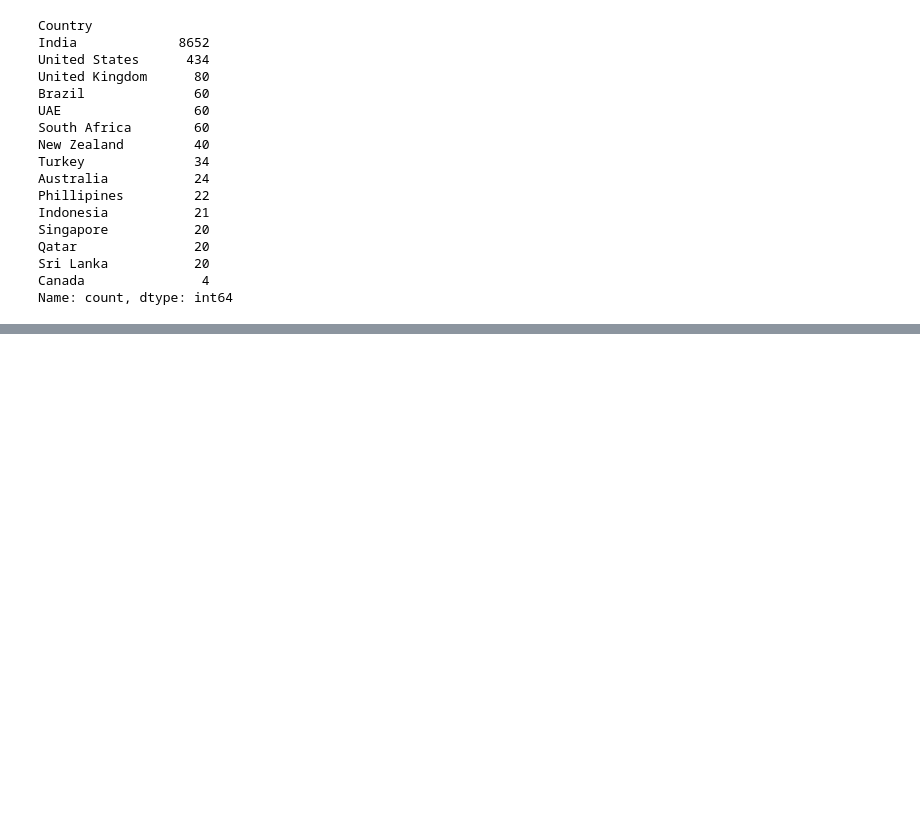
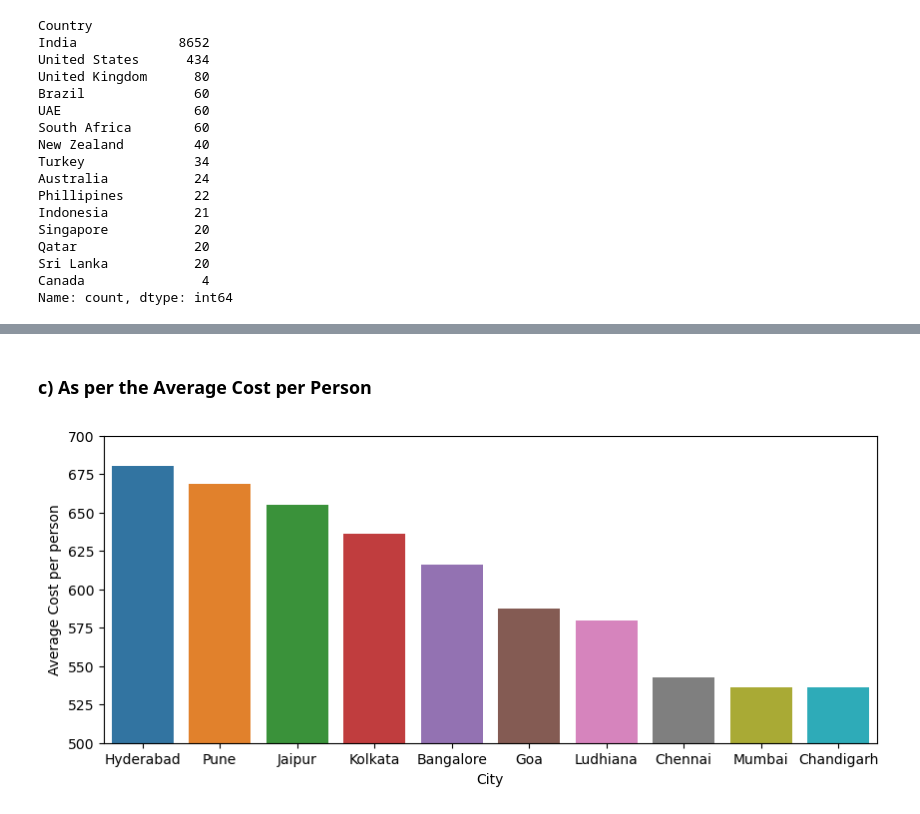
Before and after one commit to dhairyag22/Zomato-Data-Analysis, a Jupyter notebook: Analysis.ipynb, the cells around one changed output, grey strips where cells are left out. Cells and saved outputs as stored; diff of their text form; code cells hidden in the pictures; blank space fills up the shorter version.

```diff
--- a/Analysis.ipynb
+++ b/Analysis.ipynb
@@ -195,0 +266,11 @@ plt.bar(x=df.City.value_counts().index[:5],height=df.City.value_counts().values[
+# %% [markdown]
+### c) As per the Average Cost per Person
+# %%
+average_cost = df[['City','Average Cost per person']].groupby(by='City').mean().sort_values('Average Cost per person',ascending=False).reset_index().drop([0])
+# %%
+plt.figure(figsize=(10,4))
+sns.barplot(x=average_cost['City'][:10],y=average_cost['Average Cost per person'][:10])
+plt.ylim(500,700)
+plt.show()
+# %% [output]
+[figure, added]
```
Also changed, not shown: parts of 42 cells of this notebook.
